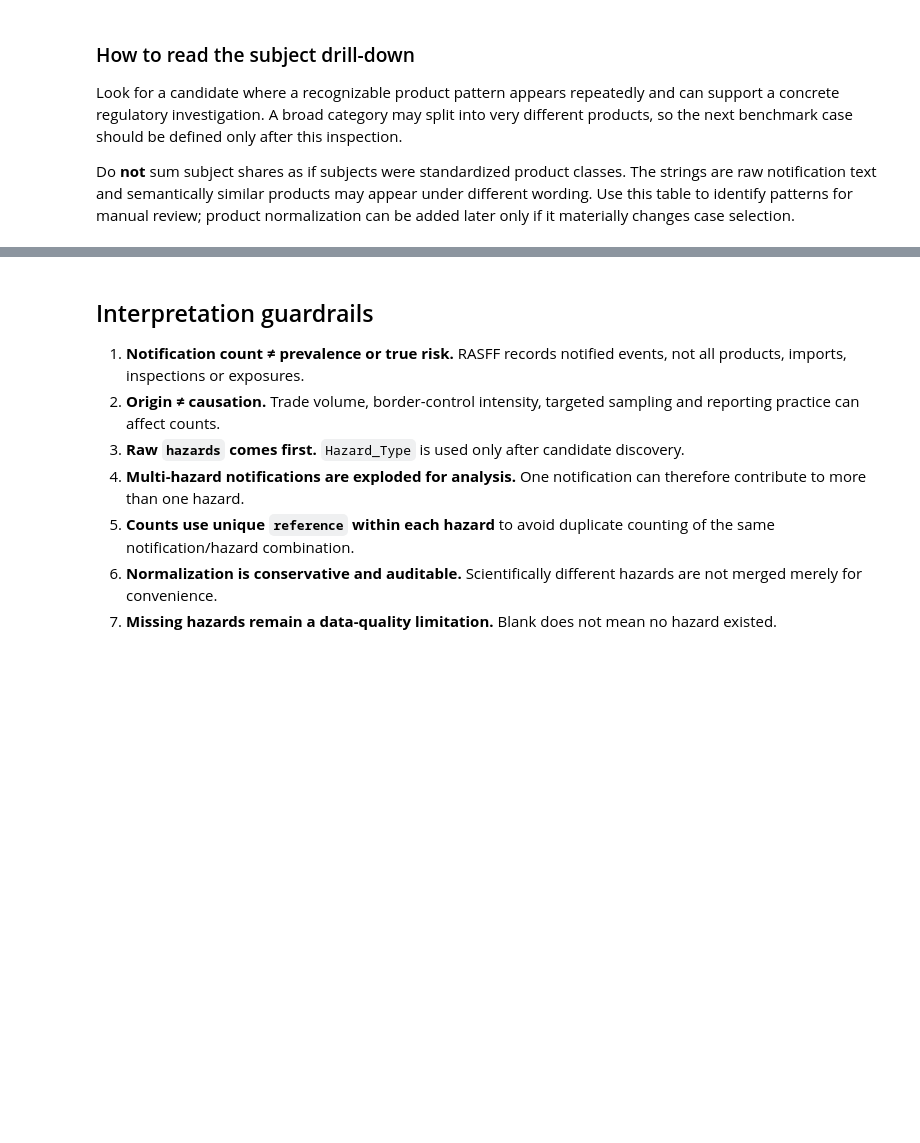
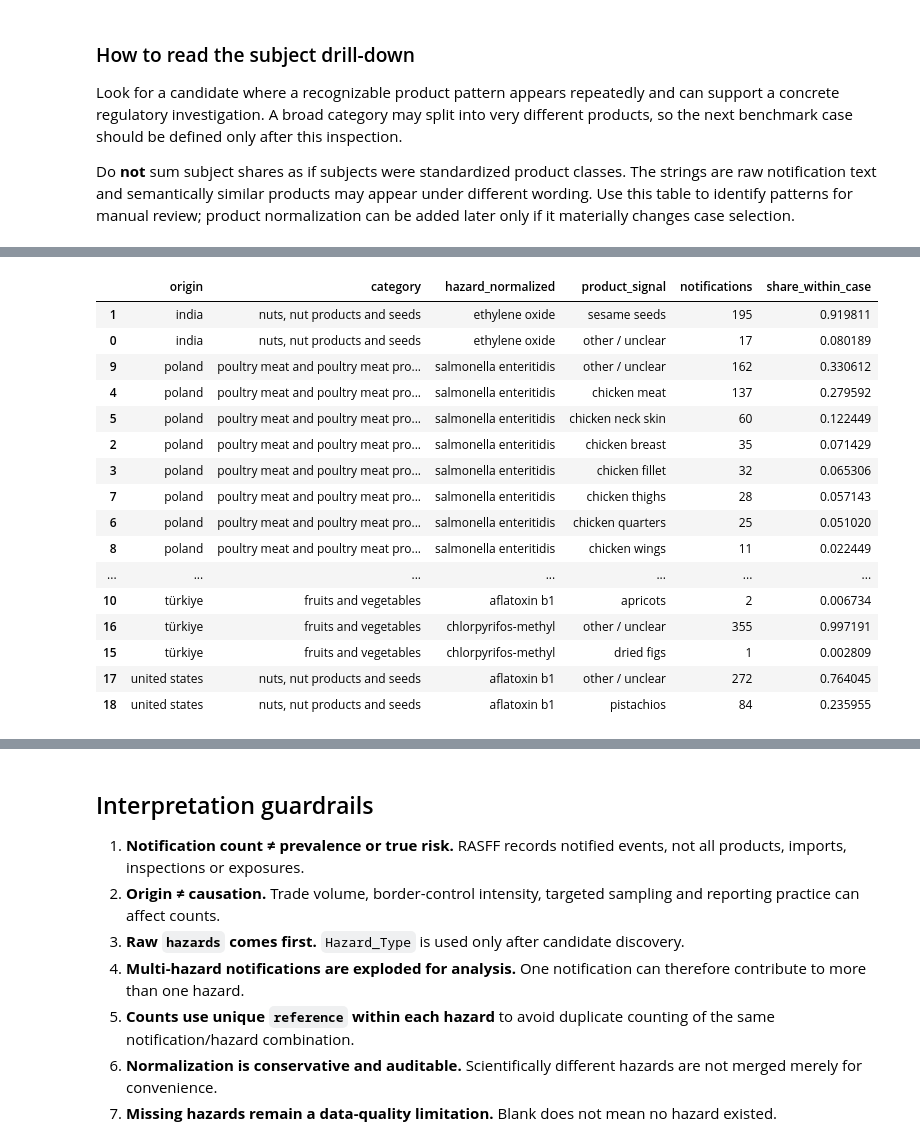
Before and after one commit to hyejeong0617/rasff_risk_predictor, a Jupyter notebook: RASFF_Rebuild/06_Regulatory_Agent_Raw_Hazard_EDA.ipynb, the cells around one changed output, grey strips where cells are left out. Drawn from its saved outputs; the diff is of its cells as text; code cells hidden in the pictures; blank space fills up the shorter version.

Commit message:
candidate chosen

```diff
--- a/RASFF_Rebuild/06_Regulatory_Agent_Raw_Hazard_EDA.ipynb
+++ b/RASFF_Rebuild/06_Regulatory_Agent_Raw_Hazard_EDA.ipynb
@@ -910,0 +1051,81 @@ Do **not** sum subject shares as if subjects were standardized product classes.
+# %%
+# Lightweight product signals for candidate case-study patterns.
+# These labels are deliberately limited to products relevant to the
+# current shortlist. They are NOT intended as a complete product taxonomy.
+
+PRODUCT_PATTERNS = {
+    # Türkiye — aflatoxin
+    "dried figs": r"\b(?:dried|dry|diced|chopped|organic).*fig|\bfigs?\b",
+    "pistachios": r"\bpistachio",
+    "apricots": r"\bapricot",
+    "mulberries": r"\bmulberr",
+
+    # Poland — Salmonella / poultry
+    "chicken neck skin": r"\b(?:chicken|poultry).*neck skin|\bneck skin",
+    "chicken breast": r"\bchicken breast|\bbroiler.*breast",
+    "chicken fillet": r"\bchicken fillet|\bchicken.*fillet",
+    "chicken quarters": r"\bchicken quarter|\bbroiler quarter",
+    "chicken wings": r"\bchicken wing",
+    "chicken thighs": r"\bchicken thigh",
+    "chicken meat": r"\bchicken meat|\bpoultry meat",
+
+    # India — ethylene oxide
+    "sesame seeds": r"\bsesame",
+}
+
+
+def extract_product_signal(subject):
+    text = str(subject).lower()
+
+    for product, pattern in PRODUCT_PATTERNS.items():
+        if re.search(pattern, text, flags=re.IGNORECASE):
+            return product
+
+    return "other / unclear"
+
+
+subject_drilldown["product_signal"] = (
+    subject_drilldown["subject_raw"]
+    .apply(extract_product_signal)
+)
+
+product_drill = (
+    subject_drilldown
+    .groupby(
+        ["origin", "category", "hazard_normalized", "product_signal"],
+        as_index=False
+    )["notifications"]
+    .sum()
+)
+
+product_drill["share_within_case"] = (
+    product_drill["notifications"]
+    / product_drill.groupby(
+        ["origin", "category", "hazard_normalized"]
+    )["notifications"].transform("sum")
+)
+
+product_drill = product_drill.sort_values(
+    ["origin", "category", "hazard_normalized", "notifications"],
+    ascending=[True, True, True, False]
+)
+
+display(product_drill)
+# %% [output]
+|  | origin | category | hazard_normalized | product_signal | notifications | share_within_case |
+| 1 | india | nuts, nut products and seeds | ethylene oxide | sesame seeds | 195 | 0.919811 |
+| 0 | india | nuts, nut products and seeds | ethylene oxide | other / unclear | 17 | 0.080189 |
+| 9 | poland | poultry meat and poultry meat pro... | salmonella enteritidis | other / unclear | 162 | 0.330612 |
+| 4 | poland | poultry meat and poultry meat pro... | salmonella enteritidis | chicken meat | 137 | 0.279592 |
+| 5 | poland | poultry meat and poultry meat pro... | salmonella enteritidis | chicken neck skin | 60 | 0.122449 |
+| 2 | poland | poultry meat and poultry meat pro... | salmonella enteritidis | chicken breast | 35 | 0.071429 |
+| 3 | poland | poultry meat and poultry meat pro... | salmonella enteritidis | chicken fillet | 32 | 0.065306 |
+| 7 | poland | poultry meat and poultry meat pro... | salmonella enteritidis | chicken thighs | 28 | 0.057143 |
+| 6 | poland | poultry meat and poultry meat pro... | salmonella enteritidis | chicken quarters | 25 | 0.051020 |
+| 8 | poland | poultry meat and poultry meat pro... | salmonella enteritidis | chicken wings | 11 | 0.022449 |
+| ... | ... | ... | ... | ... | ... | ... |
+| 10 | türkiye | fruits and vegetables | aflatoxin b1 | apricots | 2 | 0.006734 |
+| 16 | türkiye | fruits and vegetables | chlorpyrifos-methyl | other / unclear | 355 | 0.997191 |
+| 15 | türkiye | fruits and vegetables | chlorpyrifos-methyl | dried figs | 1 | 0.002809 |
+| 17 | united states | nuts, nut products and seeds | aflatoxin b1 | other / unclear | 272 | 0.764045 |
+| 18 | united states | nuts, nut products and seeds | aflatoxin b1 | pistachios | 84 | 0.235955 |
```
Also changed, not shown: parts of 4 cells of this notebook, 1 other file.
